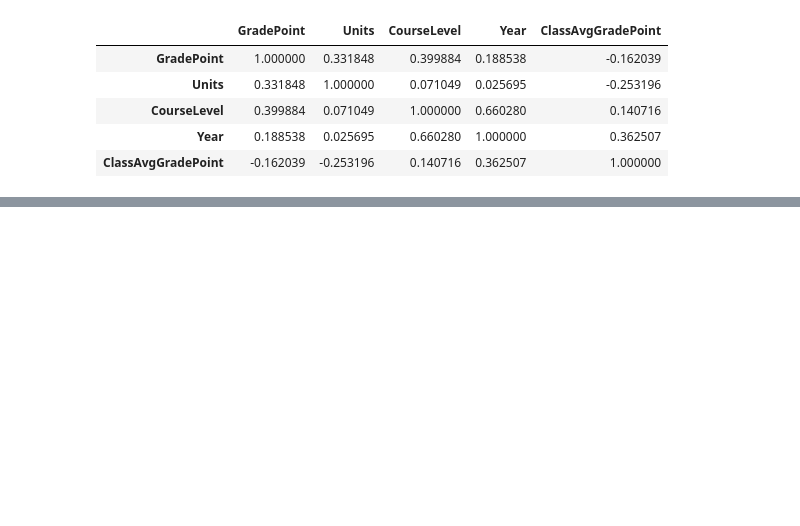
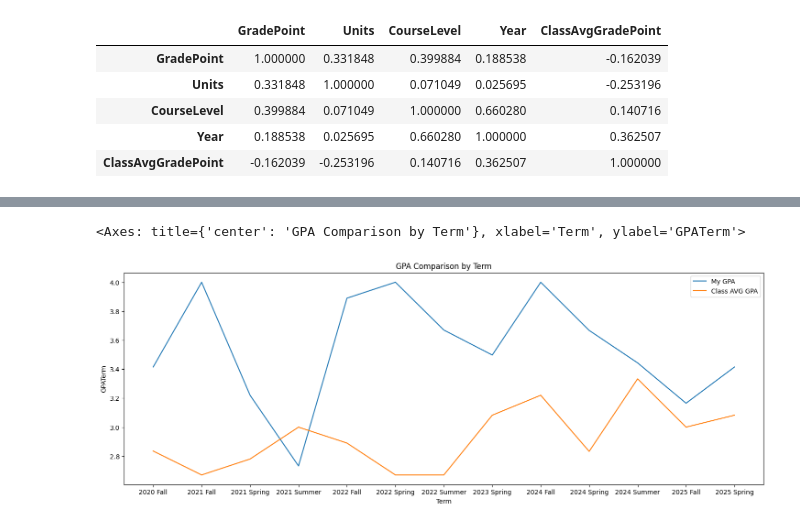
Before and after one commit to NickTurenne/Transcript-Analysis, a Jupyter notebook: notebooks/EDA.ipynb, the cells around one changed output, grey strips where cells are left out. Cells and saved outputs as stored; diff of their text form; code cells hidden in the pictures; blank space fills up the shorter version.

```diff
--- a/notebooks/EDA.ipynb
+++ b/notebooks/EDA.ipynb
@@ -275,0 +302,10 @@ df_grade_filtered[["GradePoint", "Units", "CourseLevel", "Year", "ClassAvgGradeP
+# %%
+df_term_gpa_class_avg = df_grade_filtered.groupby("Term")["ClassAvgGradePoint"].mean().reset_index(name="ClassAvgGPATerm")
+df_term_gpa = df_grade_filtered.groupby("Term")["GradePoint"].mean().reset_index(name="GPATerm")
+plt.figure(figsize=(18,6))
+plt.title("GPA Comparison by Term")
+sns.lineplot(data=df_term_gpa, x="Term", y="GPATerm", label="My GPA")
+sns.lineplot(data=df_term_gpa_class_avg, x="Term", y="ClassAvgGPATerm", label="Class AVG GPA")
+# %% [output]
+<Axes: title={'center': 'GPA Comparison by Term'}, xlabel='Term', ylabel='GPATerm'>
+[figure, added]
```
Also changed, not shown: parts of 15 cells of this notebook, 2 other files.
